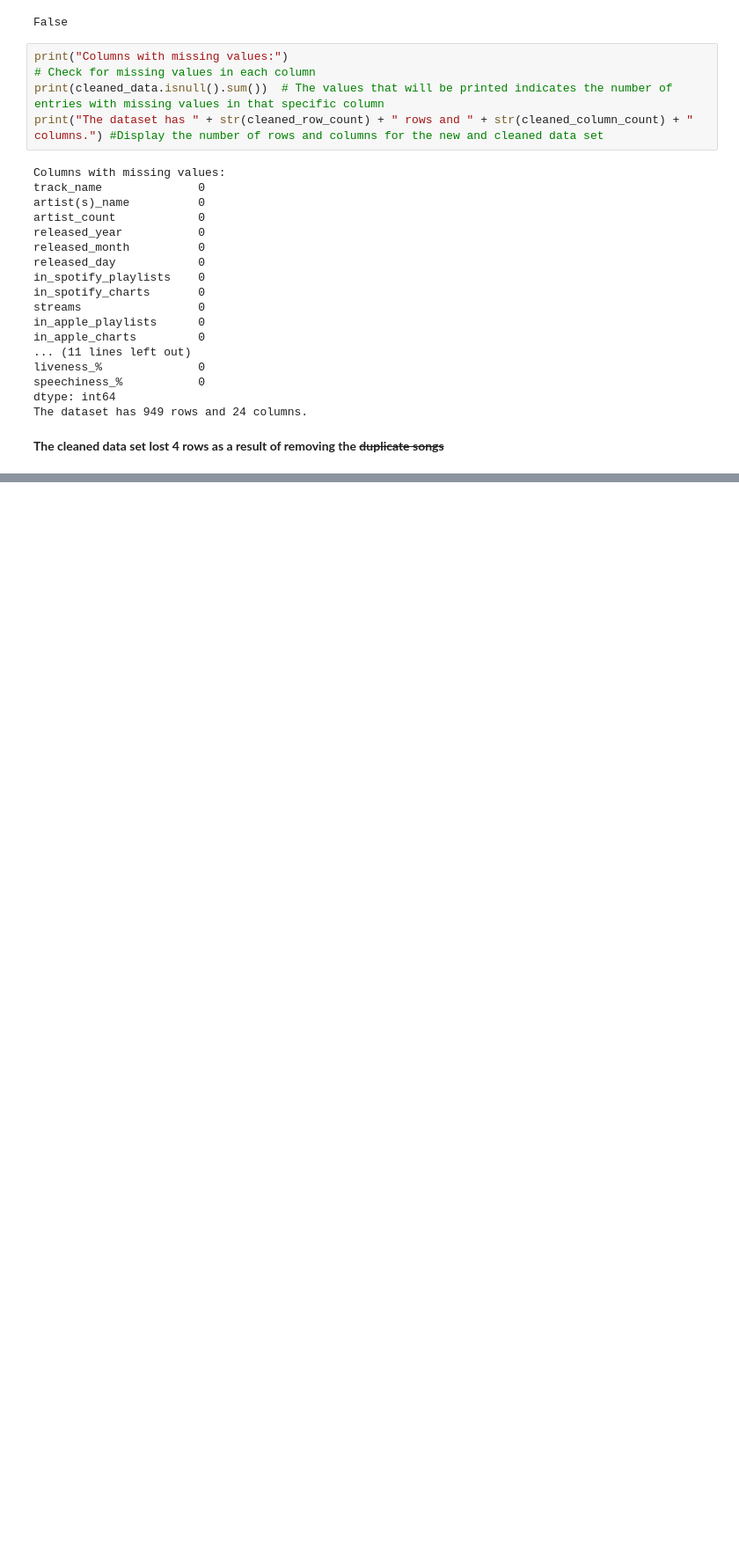
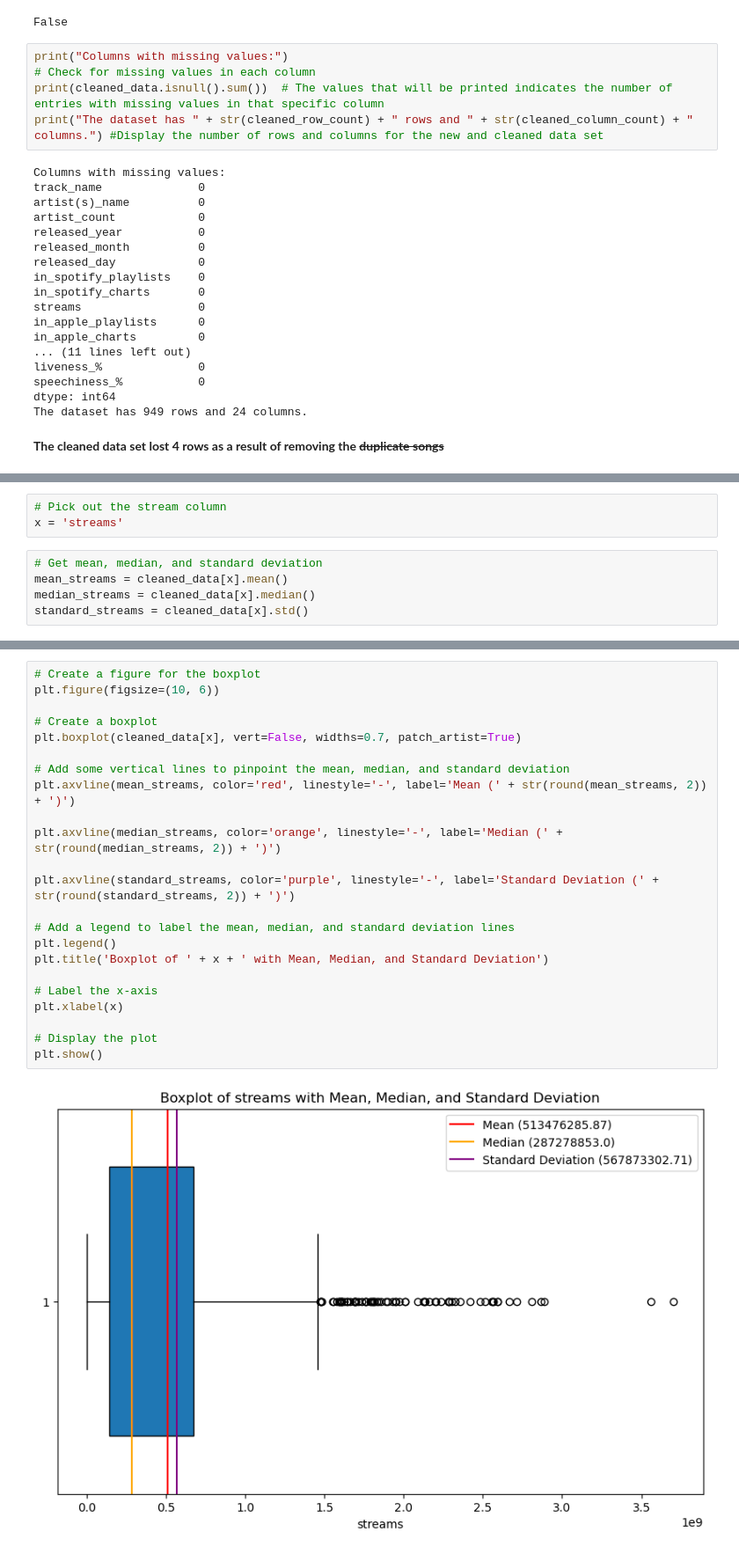
Before and after one commit to robss1130/ECE2112-Python-Exploratory_Data_Analysis, a Jupyter notebook: EDA_Spotify2023.ipynb, the cells around one changed output, grey strips where cells are left out. Shown at 88% size. Saved outputs shown, nothing was run; the diff lists cells and outputs as text; blank space fills up the shorter version.

```diff
--- a/EDA_Spotify2023.ipynb
+++ b/EDA_Spotify2023.ipynb
@@ -136,0 +140,8 @@ The dataset has 949 rows and 24 columns.
+# %%
+# Pick out the stream column
+x = 'streams'
+# %%
+# Get mean, median, and standard deviation
+mean_streams = cleaned_data[x].mean()
+median_streams = cleaned_data[x].median()
+standard_streams = cleaned_data[x].std()
@@ -136,0 +160,25 @@ The dataset has 949 rows and 24 columns.
+# %%
+# Create a figure for the boxplot
+plt.figure(figsize=(10, 6))
+
+# Create a boxplot
+plt.boxplot(cleaned_data[x], vert=False, widths=0.7, patch_artist=True)
+
+# Add some vertical lines to pinpoint the mean, median, and standard deviation
+plt.axvline(mean_streams, color='red', linestyle='-', label='Mean (' + str(round(mean_streams, 2)) + ')')
+
+plt.axvline(median_streams, color='orange', linestyle='-', label='Median (' + str(round(median_streams, 2)) + ')')
+
+plt.axvline(standard_streams, color='purple', linestyle='-', label='Standard Deviation (' + str(round(standard_streams, 2)) + ')')
+
+# Add a legend to label the mean, median, and standard deviation lines
+plt.legend()
+plt.title('Boxplot of ' + x + ' with Mean, Median, and Standard Deviation')
+
+# Label the x-axis
+plt.xlabel(x)
+
+# Display the plot
+plt.show()
+# %% [output]
+[figure, added]
```
Also changed, not shown: parts of 8 cells of this notebook.
